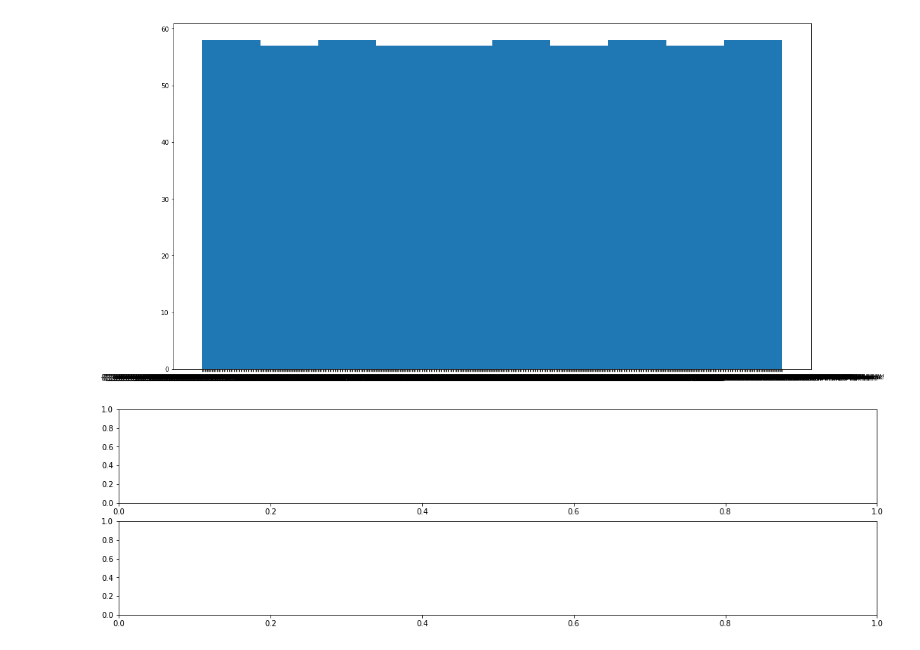
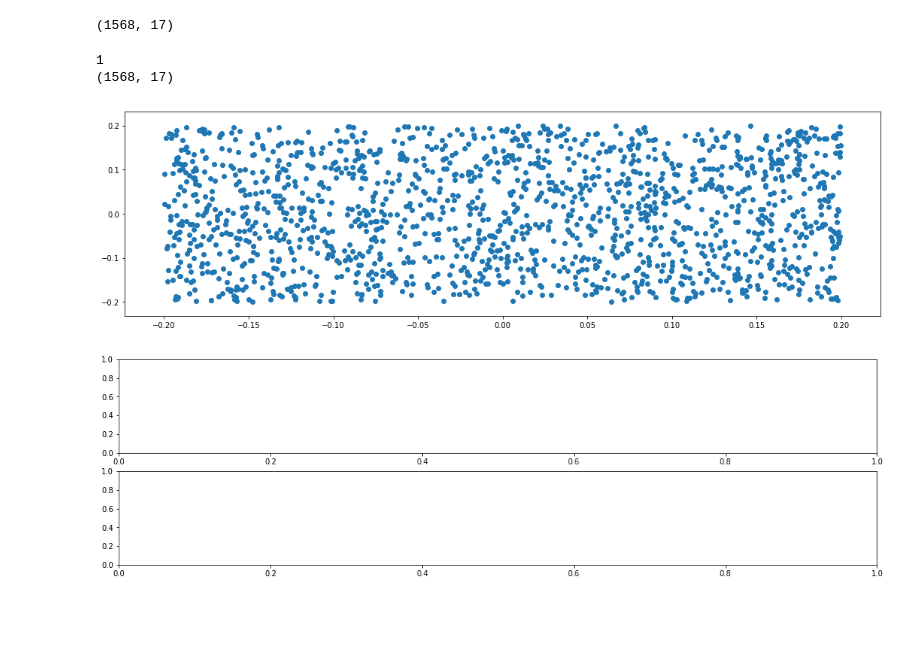
Before and after one commit to pifouuu/deep-rl, a Jupyter notebook: notebooks/sarst_comp_1_various_explo-Copy1.ipynb, the cells around one changed output. Saved outputs shown, nothing was run; the diff lists cells and outputs as text; code cells hidden in the pictures; blank space fills up the shorter version.

```diff
--- a/notebooks/sarst_comp_1_various_explo-Copy1.ipynb
+++ b/notebooks/sarst_comp_1_various_explo-Copy1.ipynb
@@ -141,18 +118,26 @@ for i, (name, g) in enumerate(df.groupby(params)):
 # %%
 params = ['actor_lr', 'alpha','buffer_size', 'critic_lr', 'env', 'gamma', 'invert_grads', 'memory','minibatch_size', 'sigma', 'strategy', 'target_clip','tau']
 y = ['Goal']
-x = ['Train_step']
-df = expe_res_episodes[x+y+params]
+x = ['Episode']
+df = expe_res_episodes[x+y+params].dropna()
 # df = df.groupby(x+params).mean().reset_index()
 # df = df.groupby(params).apply(lambda s: s.ewm(1).mean()).reset_index()
-df['Goal'].apply(lambda x: x['__ndarray__'][0])
-df
-
-fig, ax = plt.subplots(figsize=(18,10))
-for i, (name, g) in enumerate(df.groupby(params)):
-    ax.hist(g[y])
+df['Goal_x'] = df['Goal'].apply(lambda x: x['__ndarray__'][0])
+df['Goal_y'] = df['Goal'].apply(lambda x: x['__ndarray__'][1])
+df.shape
 # %% [output]
-[figure, removed]
+(1568, 17)
+# %%
+groups = df.groupby(params)
+fig, ax = plt.subplots(figsize=(18,len(groups)*5), nrows=len(groups), ncols=1)
+print(len(groups))
+for i, (name, g) in enumerate(groups):
+    print(g.shape)
+    ax.scatter(g['Goal_x'], g['Goal_y'])
+# %% [output]
+1
+(1568, 17)
+[figure, added]
 # %%
 # Only keeping lines corresponding to the evaluation at training step N
 N = 199000
```
Also changed, not shown: parts of 7 cells of this notebook, 11 other files.
